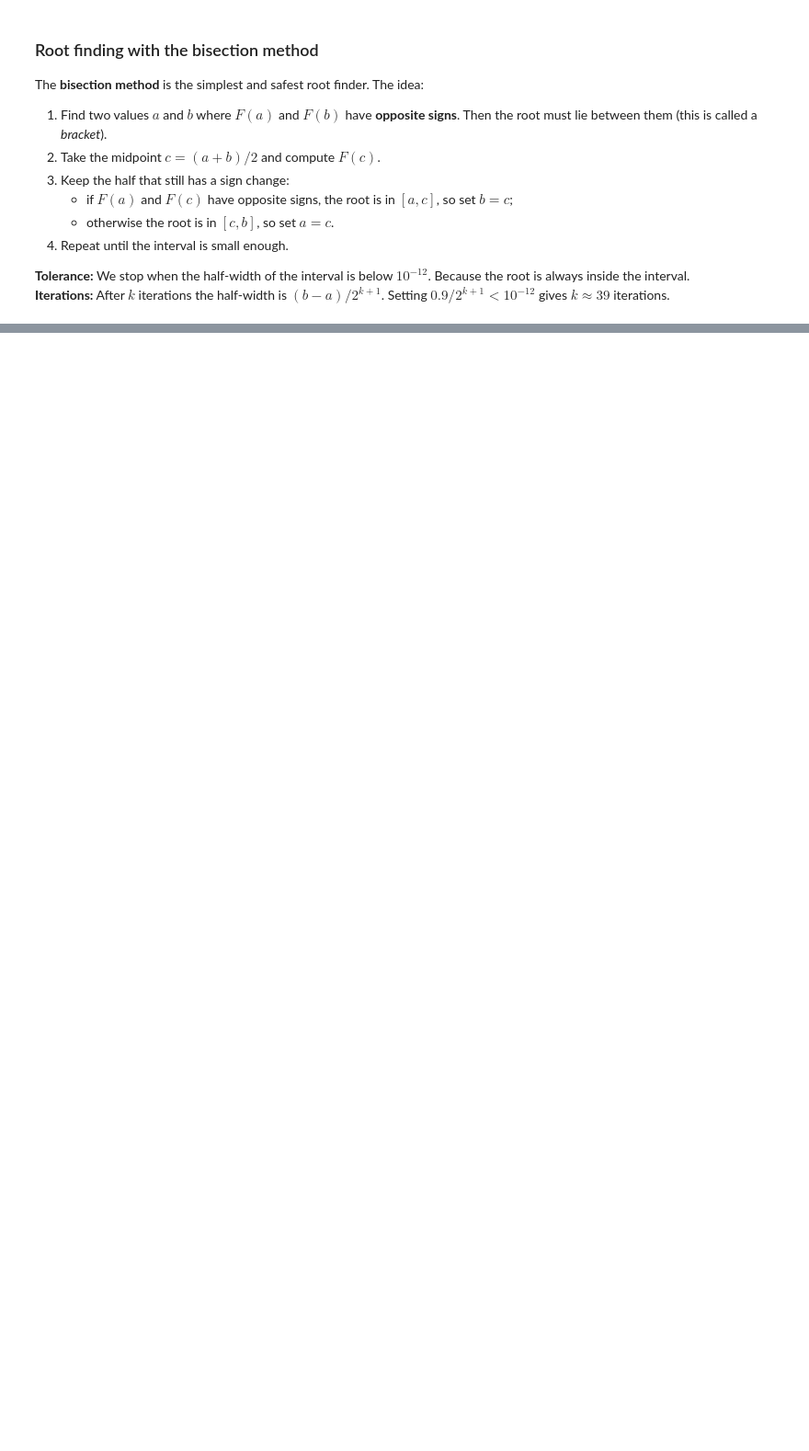
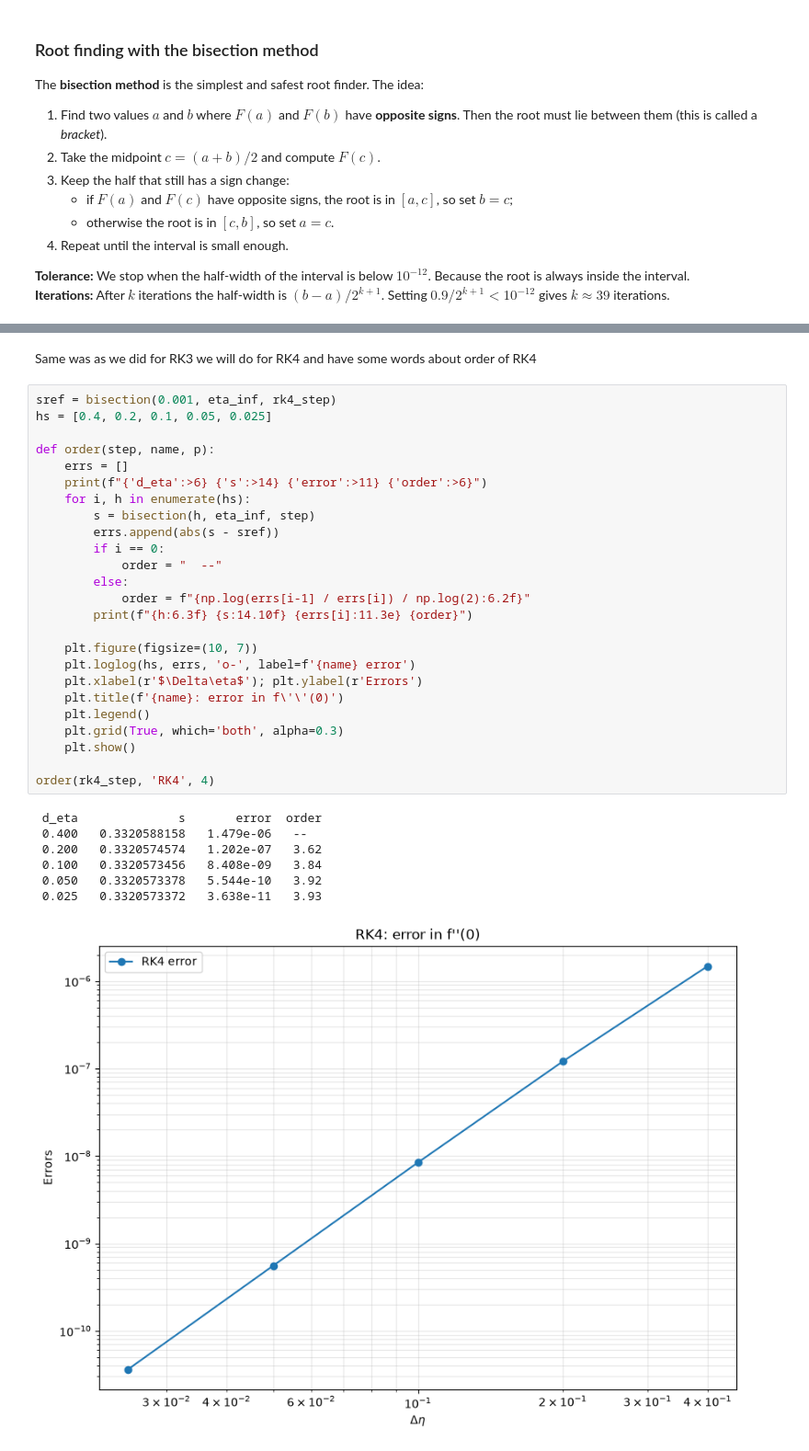
Before and after one commit to Kalyanaraama/AE801_2026, a Jupyter notebook: numode_bvp/Kalyana Raama Bheema- BVP.ipynb, the cells around one changed output, grey strips where cells are left out. Shown at 92% size. Cells and saved outputs as stored; diff of their text form; blank space fills up the shorter version.

```diff
--- a/numode_bvp/Kalyana Raama Bheema- BVP.ipynb
+++ b/numode_bvp/Kalyana Raama Bheema- BVP.ipynb
@@ -157,0 +249,35 @@ def bisection(h, eta_inf, step, a=0.2, b=1.0, tol=1e-12):
+# %% [markdown]
+Same was as we did for RK3 we will do for RK4 and have some words about order of RK4
+# %%
+sref = bisection(0.001, eta_inf, rk4_step)
+hs = [0.4, 0.2, 0.1, 0.05, 0.025]
+
+def order(step, name, p):
+    errs = []
+    print(f"{'d_eta':>6} {'s':>14} {'error':>11} {'order':>6}")
+    for i, h in enumerate(hs):
+        s = bisection(h, eta_inf, step)
+        errs.append(abs(s - sref))
+        if i == 0:
+            order = "  --"
+        else:
+            order = f"{np.log(errs[i-1] / errs[i]) / np.log(2):6.2f}"
+        print(f"{h:6.3f} {s:14.10f} {errs[i]:11.3e} {order}")
+
+    plt.figure(figsize=(10, 7))
+    plt.loglog(hs, errs, 'o-', label=f'{name} error')
+    plt.xlabel(r'$\Delta\eta$'); plt.ylabel(r'Errors')
+    plt.title(f'{name}: error in f\'\'(0)')
+    plt.legend()
+    plt.grid(True, which='both', alpha=0.3)
+    plt.show()
+
+order(rk4_step, 'RK4', 4)
+# %% [output]
+ d_eta              s       error  order
+ 0.400   0.3320588158   1.479e-06   --
+ 0.200   0.3320574574   1.202e-07   3.62
+ 0.100   0.3320573456   8.408e-09   3.84
+ 0.050   0.3320573378   5.544e-10   3.92
+ 0.025   0.3320573372   3.638e-11   3.93
+[figure, added]
```
Also changed, not shown: parts of 12 cells of this notebook.
